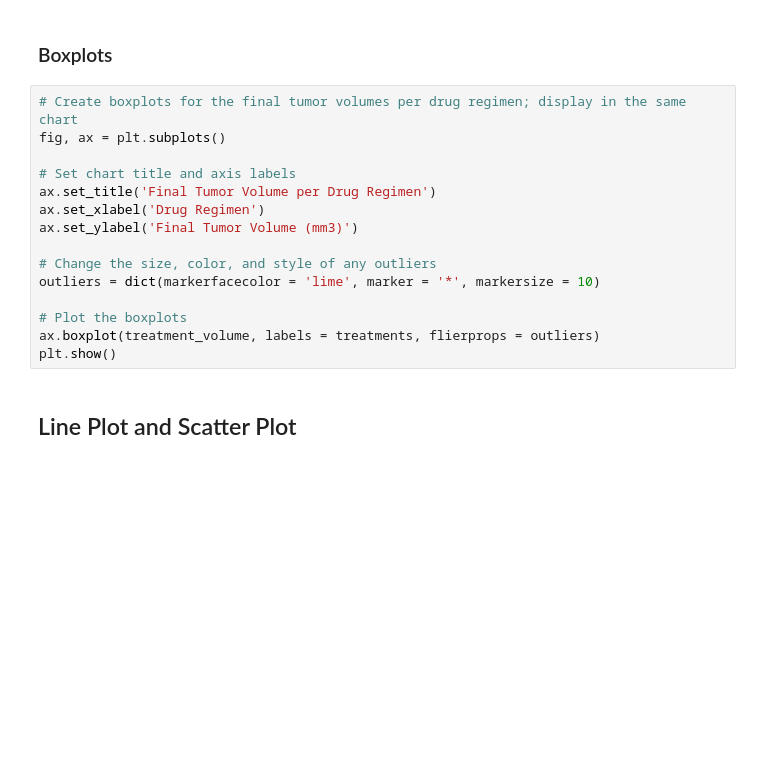
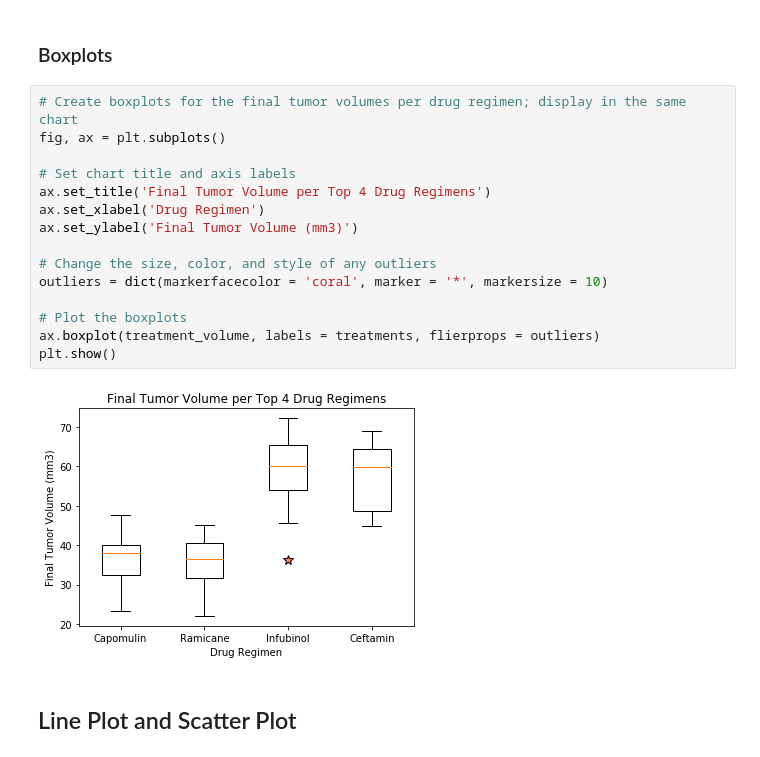
Before and after one commit to golson002/05-MatPlotLib-Challenge, a Jupyter notebook: Pymaceuticals/MatPlotLib_Submission.ipynb, the cells around one changed output. Cells and saved outputs as stored; diff of their text form; blank space fills up the shorter version.

```diff
--- a/Pymaceuticals/MatPlotLib_Submission.ipynb
+++ b/Pymaceuticals/MatPlotLib_Submission.ipynb
@@ -315,18 +544,20 @@ ceft_outliers
 # %%
 # Create boxplots for the final tumor volumes per drug regimen; display in the same chart
 fig, ax = plt.subplots()
 
 # Set chart title and axis labels
-ax.set_title('Final Tumor Volume per Drug Regimen')
+ax.set_title('Final Tumor Volume per Top 4 Drug Regimens')
 ax.set_xlabel('Drug Regimen')
 ax.set_ylabel('Final Tumor Volume (mm3)')
 
 # Change the size, color, and style of any outliers
-outliers = dict(markerfacecolor = 'lime', marker = '*', markersize = 10)
+outliers = dict(markerfacecolor = 'coral', marker = '*', markersize = 10)
 
 # Plot the boxplots
 ax.boxplot(treatment_volume, labels = treatments, flierprops = outliers)
 plt.show()
+# %% [output]
+[figure, added]
 # %% [markdown]
 ## Line Plot and Scatter Plot
 # %%
```
Also changed, not shown: parts of 35 cells of this notebook, 1 other file.
